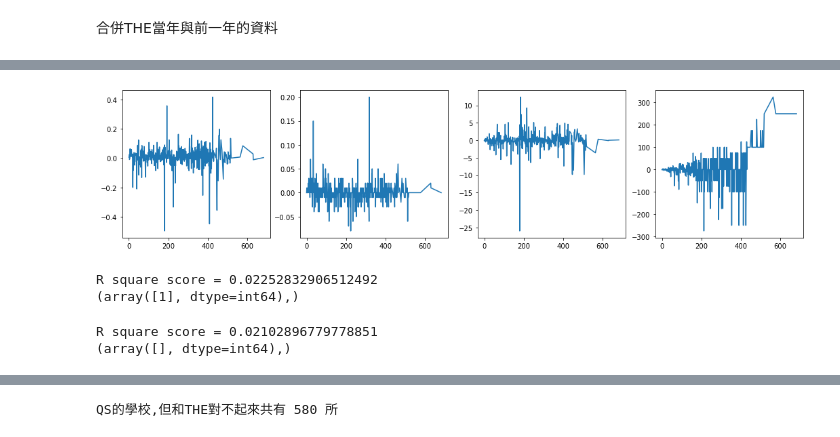
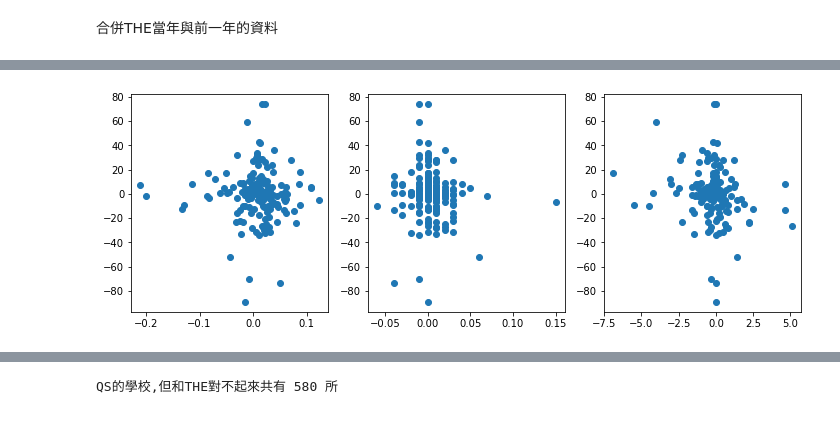
Before and after one commit to takumix821/WUR-analysis, a Jupyter notebook: analyze/20230204/compare.ipynb, the cells around one changed output, grey strips where cells are left out. Drawn from its saved outputs; the diff is of its cells as text; code cells hidden in the pictures.

```diff
--- a/analyze/20230204/compare.ipynb
+++ b/analyze/20230204/compare.ipynb
@@ -122,16 +274,16 @@ plt.show()
 # %%
-X1 = qs_less500['students_growth']
-X2 = qs_less500['int_stud_growth']
-X3 = qs_less500['staff_rate_growth']
-X4 = qs_less500['Research Output'].map({'Very High': 3, 'High': 2, 'Medium': 1, 'Low': 0})
-X5 = qs_less500['Size'].map({'M': 0, 'L': 1, 'S': 2, 'XL': 3})
-X = pd.concat([X1, X2, X3, X4, X5], axis = 1)
-y = qs_less500['rank_growth']
+X = np.c_[X1, X2**0.5, np.log(X3)]
+
 reg = lm.fit(X, y)
 yhat = reg.predict(X)
 R2 = ((y - yhat)** 2).sum() / ((y - y.mean()) ** 2).sum()
-print('R square score =', 1-R2)
+print('R square score =', round(1-R2, 2))
 
-se_b = [np.sqrt( ((y - yhat)**2).sum() / (len(y)-2) ) / np.sqrt( ((X.iloc[:,i] - X.iloc[:,i].mean())**2).sum() ) for i in range(X.shape[1])]
-print(np.where(abs(reg.coef_ / se_b) < stats.t.ppf(0.95, df = len(y)-2)))
+se_b = [np.sqrt( ((y - yhat)**2).sum() / (len(y)-2) ) / np.sqrt( ((X[:,i] - X[:,i].mean())**2).sum() ) for i in range(X.shape[1])]
+
+not_sig = []
+for i in range(len(reg.coef_)):
+    if abs(reg.coef_[i] / se_b[i]) < stats.t.ppf(0.95, df = len(y)-2):
+        not_sig = not_sig + [i]
+print('第', not_sig, '個變數不顯著')
 # %% [output]
@@ -270,44 +322,13 @@ the_compare
 # %%
-the_less500 = the_compare[(the_compare['rank_2022'] <= 500) | (the_compare['rank_2023'] <= 500)]
+the_less200 = the_compare[(the_compare['rank_2022'] <= 200) | (the_compare['rank_2023'] <= 200)]
 # %%
-fig = plt.figure(figsize=(18, 4))
-ax = fig.add_subplot(1, 4, 1)
-plt.plot(the_less500['students_growth'])
-ax = fig.add_subplot(1, 4, 2)
-plt.plot(the_less500['int_stud_growth'])
-ax = fig.add_subplot(1, 4, 3)
-plt.plot(the_less500['staff_rate_growth'])
-ax = fig.add_subplot(1, 4, 4)
-plt.plot(the_less500['rank_growth'])
+fig = plt.figure(figsize=(12, 4))
+ax = fig.add_subplot(1, 3, 1)
+plt.plot(the_less200['students_growth'], the_less200['rank_growth'], 'o')
+ax = fig.add_subplot(1, 3, 2)
+plt.plot(the_less200['int_stud_growth'], the_less200['rank_growth'], 'o')
+ax = fig.add_subplot(1, 3, 3)
+plt.plot(the_less200['staff_rate_growth'], the_less200['rank_growth'], 'o')
 plt.show()
 # %% [output]
-[figure, old version]
+[figure, new version]
-# %%
-X1 = the_less500['students_growth']
-X2 = the_less500['int_stud_growth']
-X3 = the_less500['staff_rate_growth']
-X = pd.concat([X1, X2, X3], axis = 1)
-y = the_less500['rank_growth']
-reg = lm.fit(X, y)
-yhat = reg.predict(X)
-R2 = ((y - yhat)** 2).sum() / ((y - y.mean()) ** 2).sum()
-print('R square score =', 1-R2)
-
-se_b = [np.sqrt( ((y - yhat)**2).sum() / (len(y)-2) ) / np.sqrt( ((X.iloc[:,i] - X.iloc[:,i].mean())**2).sum() ) for i in range(X.shape[1])]
-print(np.where(abs(reg.coef_ / se_b) < stats.t.ppf(0.95, df = len(y)-2)))
-# %% [output]
-R square score = 0.02252832906512492
-(array([1], dtype=int64),)
-# %%
-X = pd.concat([X1, X3], axis = 1)
-y = the_less500['rank_growth']
-reg = lm.fit(X, y)
-yhat = reg.predict(X)
-R2 = ((y - yhat)** 2).sum() / ((y - y.mean()) ** 2).sum()
-print('R square score =', 1-R2)
-
-se_b = [np.sqrt( ((y - yhat)**2).sum() / (len(y)-2) ) / np.sqrt( ((X.iloc[:,i] - X.iloc[:,i].mean())**2).sum() ) for i in range(X.shape[1])]
-print(np.where(abs(reg.coef_ / se_b) < stats.t.ppf(0.95, df = len(y)-2)))
-# %% [output]
-R square score = 0.02102896779778851
-(array([], dtype=int64),)
```
Also changed, not shown: parts of 66 cells of this notebook.
